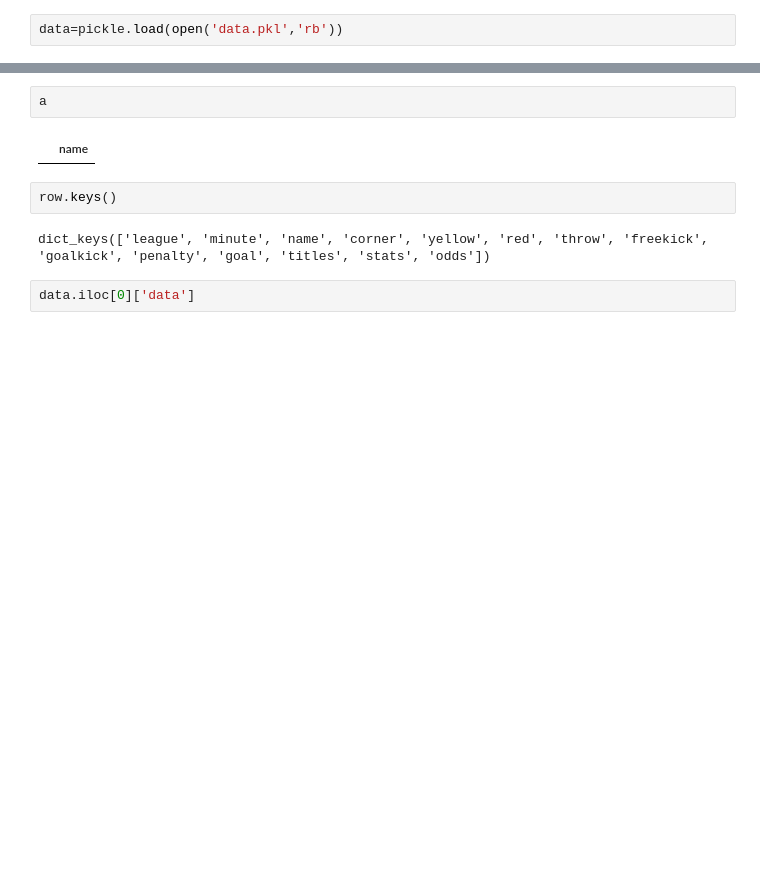
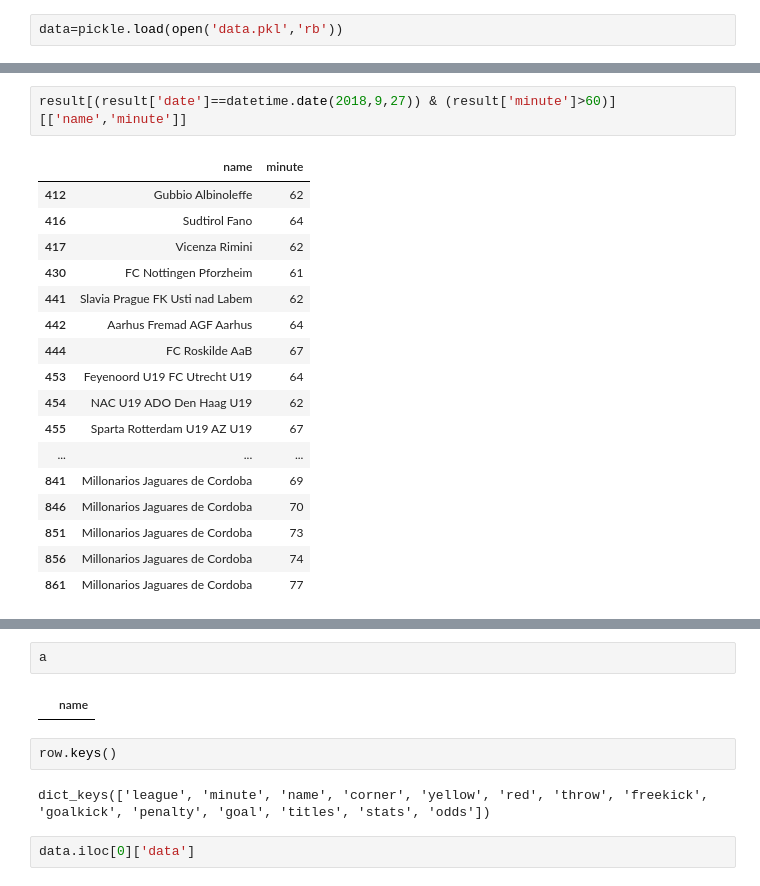
Before and after one commit to woolpeeker/bet365_data, a Jupyter notebook: data/Untitled.ipynb, the cells around one changed output, grey strips where cells are left out. Cells and saved outputs as stored; diff of their text form; blank space fills up the shorter version.

```diff
--- a/data/Untitled.ipynb
+++ b/data/Untitled.ipynb
@@ -85,0 +65,20 @@ result.sort_values(['name','minute'])
+# %%
+result[(result['date']==datetime.date(2018,9,27)) & (result['minute']>60)][['name','minute']]
+# %% [output]
+|  | name | minute |
+| 412 | Gubbio Albinoleffe | 62 |
+| 416 | Sudtirol Fano | 64 |
+| 417 | Vicenza Rimini | 62 |
+| 430 | FC Nottingen Pforzheim | 61 |
+| 441 | Slavia Prague FK Usti nad Labem | 62 |
+| 442 | Aarhus Fremad AGF Aarhus | 64 |
+| 444 | FC Roskilde AaB | 67 |
+| 453 | Feyenoord U19 FC Utrecht U19 | 64 |
+| 454 | NAC U19 ADO Den Haag U19 | 62 |
+| 455 | Sparta Rotterdam U19 AZ U19 | 67 |
+| ... | ... | ... |
+| 841 | Millonarios Jaguares de Cordoba | 69 |
+| 846 | Millonarios Jaguares de Cordoba | 70 |
+| 851 | Millonarios Jaguares de Cordoba | 73 |
+| 856 | Millonarios Jaguares de Cordoba | 74 |
+| 861 | Millonarios Jaguares de Cordoba | 77 |
```
Also changed, not shown: parts of 6 cells of this notebook, 4 other files.
